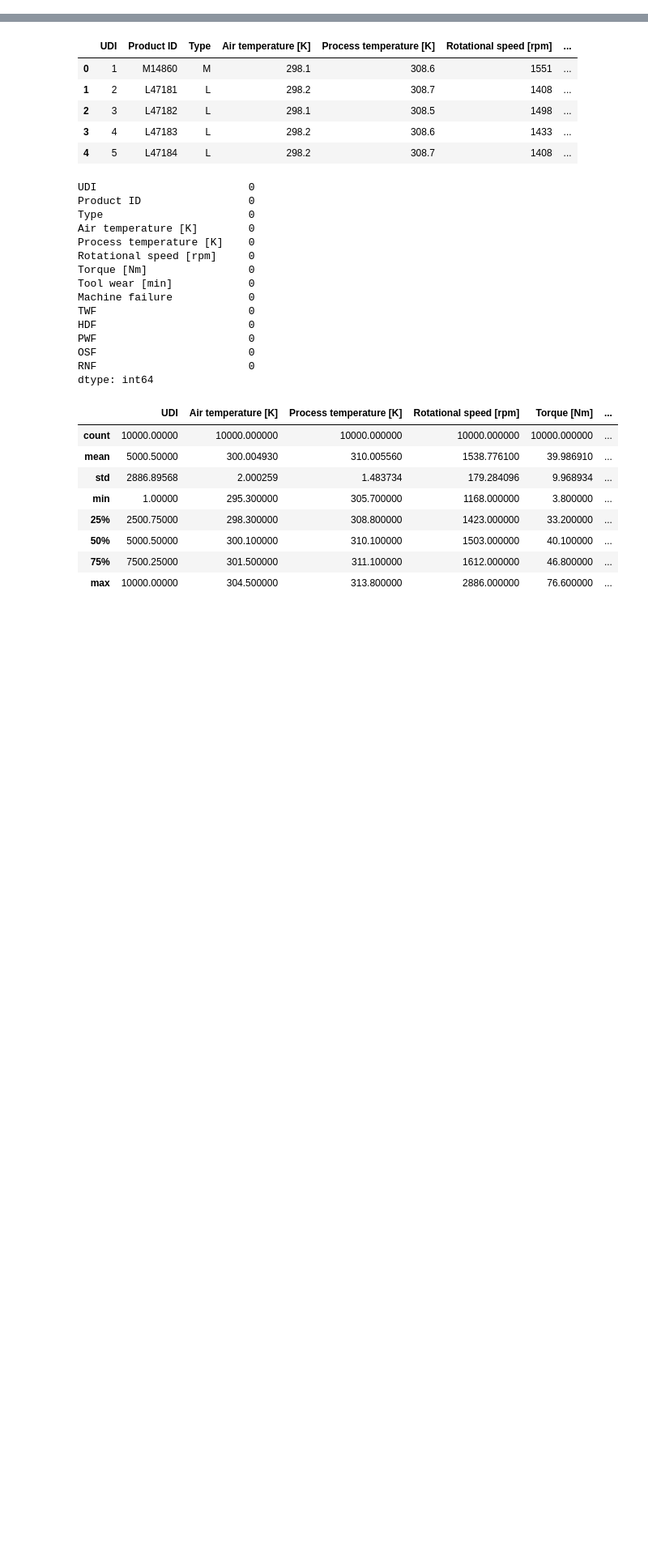
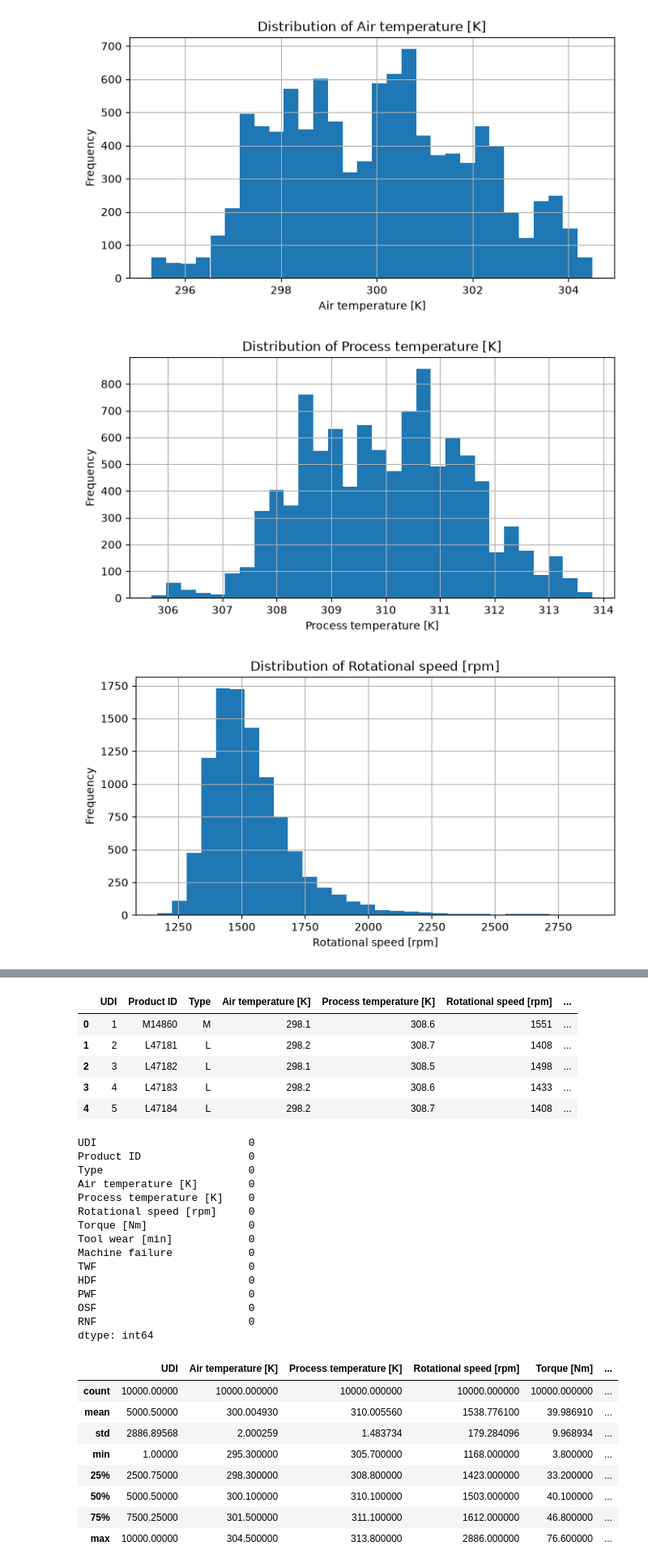
Before and after one commit to shambhavishanbhag1910/anomaly-detection, a Jupyter notebook: notebooks/02_eda.ipynb, the cells around one changed output, grey strips where cells are left out. Shown at 81% size. Cells and saved outputs as stored; diff of their text form; code cells hidden in the pictures; blank space fills up the shorter version.

```diff
--- a/notebooks/02_eda.ipynb
+++ b/notebooks/02_eda.ipynb
@@ -5,0 +21,20 @@ df = pd.read_csv("D:/Deep Learning/Anomaly Detection/data/predictive_maintenance
+# %%
+FEATURES = [
+    "Air temperature [K]",
+    "Process temperature [K]",
+    "Rotational speed [rpm]",
+    "Torque [Nm]",
+    "Tool wear [min]",
+]
+# %%
+for feature in FEATURES:
+    plt.figure(figsize=(8, 4))
+    df[feature].hist(bins=30)
+    plt.title(f"Distribution of {feature}")
+    plt.xlabel(feature)
+    plt.ylabel("Frequency")
+    plt.show()
+# %% [output]
+[figure, added]
+[figure, added]
+[figure, added]
```
Also changed, not shown: parts of 15 cells of this notebook, 11 other files.
